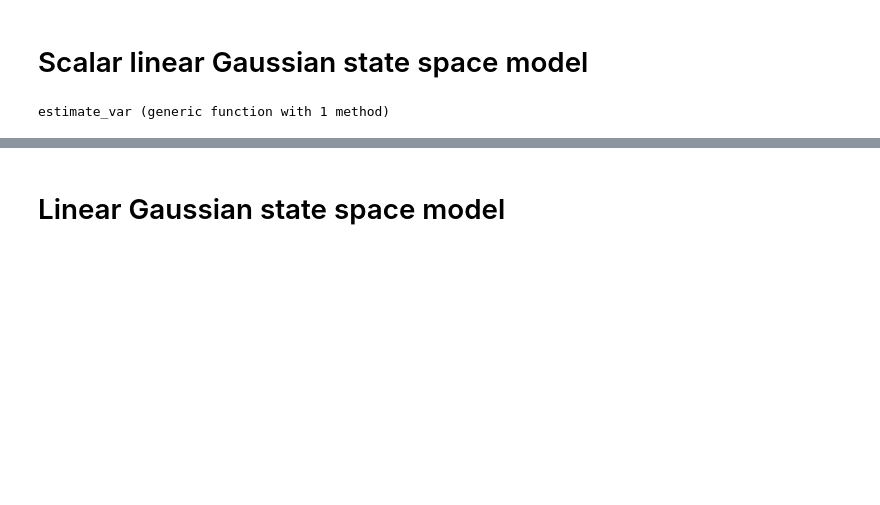
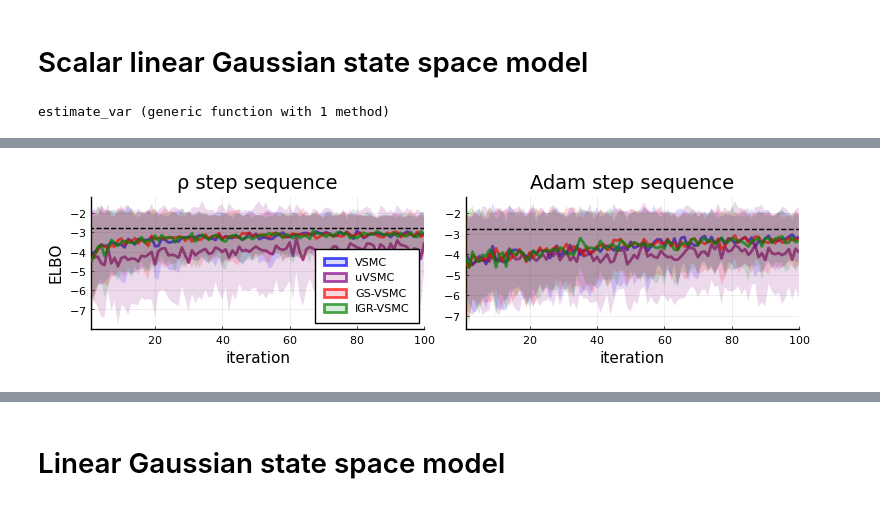
Before and after one commit to chiukenny/STAT520B-finalproject, a Jupyter notebook: code/project_code.ipynb, the cells around one changed output, grey strips where cells are left out. Drawn from its saved outputs; the diff is of its cells as text; code cells hidden in the pictures; blank space fills up the shorter version.

```diff
--- a/code/project_code.ipynb
+++ b/code/project_code.ipynb
@@ -1,2 +1,4 @@
 # %% [markdown]
 Code adapted and modified from https://github.com/blei-lab/variational-smc.
+# %%
+save_figures = true
@@ -178,7 +199,7 @@ function invertgaussian_resample(W,X,τ)
     return mix_prop * X
 end
 
-function vsmc_lower_bound(prop_params, model_params, y, smc; method="categorical", τ=0.1, verbose=false)
+function vsmc_lower_bound(prop_params, model_params, y, smc; method=VSMC, τ=0.1, verbose=false)
     # Extract constants
     T = smc.T
     dimX = smc.dimX
@@ -194,9 +215,9 @@ function vsmc_lower_bound(prop_params, model_params, y, smc; method="categorical
     for t in 1:T
         # Resample
         if t > 1
-            if method == "gumbelsoftmax"
+            if method == GS_VSMC
                 X_anc = gumbelsoftmax_resample(W,X,τ)
-            elseif method == "invertgaussian"
+            elseif method == IGR_VSMC
                 X_anc = invertgaussian_resample(W,X,τ)
             else
                 anc = categorical_resample(W)
@@ -289,7 +310,7 @@ function ∇vsmc_lower_bound(prop_params, model_params, y, smc; verbose=false)
         end
     end
     g_score = logZs[T]*∇ϕ
-    return grep + g_score
+    return [grep + g_score]
 end
 # %% [output]
 ∇vsmc_lower_bound (generic function with 1 method)
@@ -426,0 +450,62 @@ plot(xs, ∇_means, ribbon=∇_stds, linecolor="red", fillcolor="red", fillalpha
+# %%
+iters = 100
+runs = 100
+λ = 1.
+
+function plot_gd_helper(obj, ∇obj, λ, iters, runs; step="rho")
+    objs = zeros(runs,iters)
+    for i in 1:runs
+        λs, obs = gradient_descent(obj, ∇obj, [λ], iters=iters, step=step)
+        objs[i,:] = obs
+    end
+    return mean(objs,dims=1)', var(objs,dims=1)'
+end
+
+pyplot(size=(770,200))
+
+#λs_vsmc, objs_vsmc = gradient_descent(SLGSS_obj_vsmc, ∇SLGSS_obj_vsmc, [λ], iters=iters)
+#λs_uvsmc, objs_uvsmc = gradient_descent(SLGSS_obj_uvsmc, ∇SLGSS_obj_uvsmc, [λ], iters=iters)
+#λs_gs, objs_gs = gradient_descent(SLGSS_obj_gs, ∇SLGSS_obj_gs, [λ], iters=iters)
+#λs_igr, objs_igr = gradient_descent(SLGSS_obj_igr, ∇SLGSS_obj_igr, [λ], iters=iters)
+
+obj_mean_vsmc, obj_var_vsmc = plot_gd_helper(SLGSS_obj_vsmc, ∇SLGSS_obj_vsmc, λ, iters, runs)
+obj_mean_uvsmc, obj_var_uvsmc = plot_gd_helper(SLGSS_obj_uvsmc, ∇SLGSS_obj_uvsmc, λ, iters, runs)
+obj_mean_gs, obj_var_gs = plot_gd_helper(SLGSS_obj_gs, ∇SLGSS_obj_gs, λ, iters, runs)
+obj_mean_igr, obj_var_igr = plot_gd_helper(SLGSS_obj_igr, ∇SLGSS_obj_igr, λ, iters, runs)
+
+# println("λ*: ",λs[iters])
+# println("Final VSMC bound: ", SLGSS_obj(λs[iters],verbose=true))
+
+pelbo1 = plot(1:iters, obj_mean_vsmc, ribbon=sqrt.(obj_var_vsmc), label=VSMC,
+    xlab="iteration", ylab="ELBO", title="ρ step sequence", xlim=(1,iters), legend=:bottomright,
+    linecolor=VSMC_col, fillcolor=VSMC_col, linewidth=2, fillalpha=0.15, lineopacity=0.7)
+plot!(1:iters, obj_mean_uvsmc, ribbon=sqrt.(obj_var_uvsmc), label=uVSMC,
+    linecolor=uVSMC_col, fillcolor=uVSMC_col, linewidth=2, fillalpha=0.15, lineopacity=0.7)
+plot!(1:iters, obj_mean_gs, ribbon=sqrt.(obj_var_gs), label=GS_VSMC,
+    linecolor=GS_VSMC_col, fillcolor=GS_VSMC_col, linewidth=2, fillalpha=0.15, lineopacity=0.7)
+plot!(1:iters, obj_mean_igr, ribbon=sqrt.(obj_var_igr), label=IGR_VSMC,
+    linecolor=IGR_VSMC_col, fillcolor=IGR_VSMC_col, linewidth=2, fillalpha=0.15, lineopacity=0.7)
+hline!([log_marginal], linecolor=:black, linestyle=:dash, label=nothing)
+
+obj_mean_vsmc, obj_var_vsmc = plot_gd_helper(SLGSS_obj_vsmc, ∇SLGSS_obj_vsmc, λ, iters, runs, step="adam")
+obj_mean_uvsmc, obj_var_uvsmc = plot_gd_helper(SLGSS_obj_uvsmc, ∇SLGSS_obj_uvsmc, λ, iters, runs, step="adam")
+obj_mean_gs, obj_var_gs = plot_gd_helper(SLGSS_obj_gs, ∇SLGSS_obj_gs, λ, iters, runs, step="adam")
+obj_mean_igr, obj_var_igr = plot_gd_helper(SLGSS_obj_igr, ∇SLGSS_obj_igr, λ, iters, runs, step="adam")
+
+pelbo2 = plot(1:iters, obj_mean_vsmc, ribbon=sqrt.(obj_var_vsmc),
+    xlab="iteration", title="Adam step sequence", xlim=(1,iters), legend=nothing,
+    linecolor=VSMC_col, fillcolor=VSMC_col, linewidth=2, fillalpha=0.15, lineopacity=0.7)
+plot!(1:iters, obj_mean_uvsmc, ribbon=sqrt.(obj_var_uvsmc),
+    linecolor=uVSMC_col, fillcolor=uVSMC_col, linewidth=2, fillalpha=0.15, lineopacity=0.7)
+plot!(1:iters, obj_mean_gs, ribbon=sqrt.(obj_var_gs),
+    linecolor=GS_VSMC_col, fillcolor=GS_VSMC_col, linewidth=2, fillalpha=0.15, lineopacity=0.7)
+plot!(1:iters, obj_mean_igr, ribbon=sqrt.(obj_var_igr),
+    linecolor=IGR_VSMC_col, fillcolor=IGR_VSMC_col, linewidth=2, fillalpha=0.15, lineopacity=0.7)
+hline!([log_marginal], linecolor=:black, linestyle=:dash, label=nothing)
+
+plot(pelbo1, pelbo2)
+if save_figures
+    png("slgss_elbo")
+end
+# %% [output]
+[figure, added]
```
Also changed, not shown: parts of 7 cells of this notebook, 5 other files.
